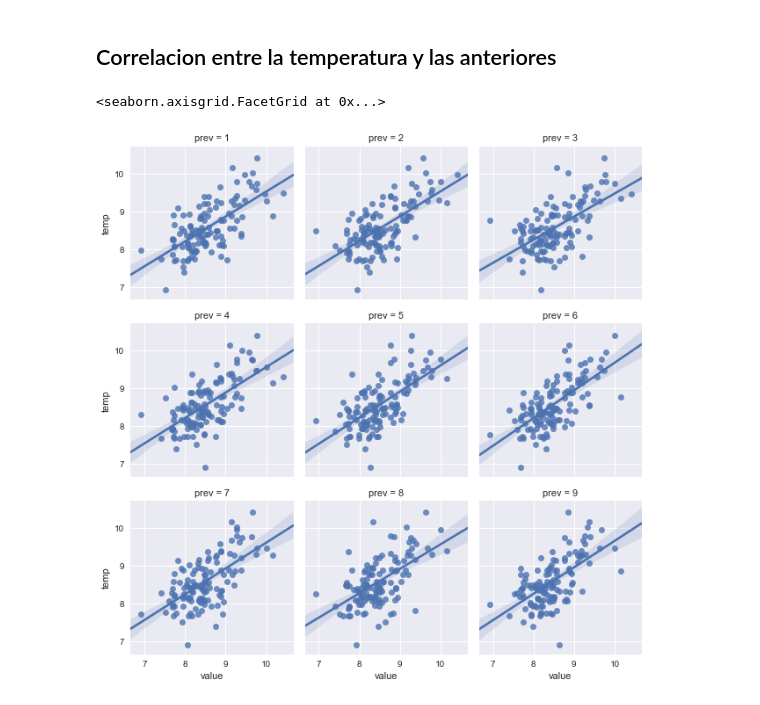
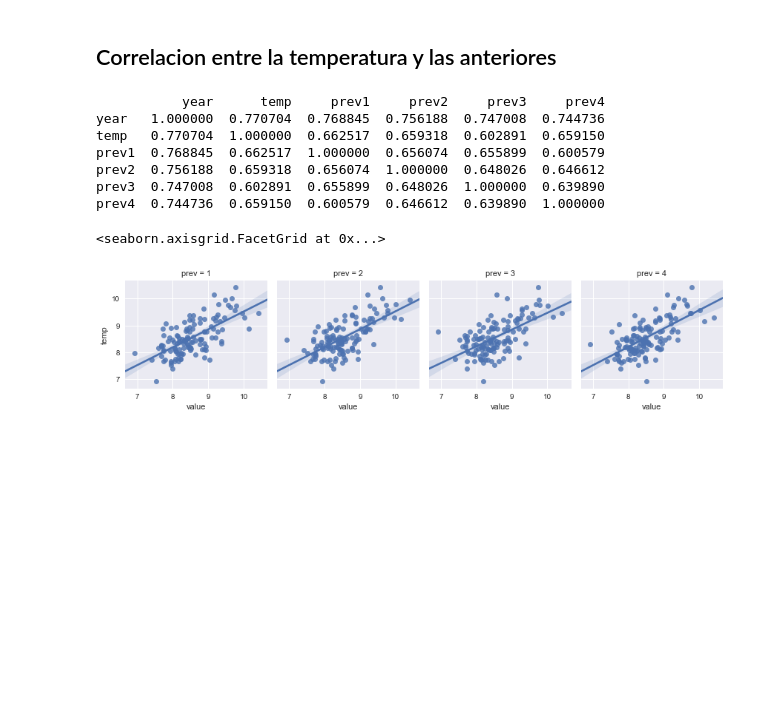
Before and after one commit to smcsicardi/metnum-tp3, a Jupyter notebook: world temperature least squares.ipynb, the cells around one changed output. Cells and saved outputs as stored; diff of their text form; code cells hidden in the pictures; blank space fills up the shorter version.

```diff
--- a/world temperature least squares.ipynb
+++ b/world temperature least squares.ipynb
@@ -10,7 +10,7 @@ from scipy import stats
 from math import *
 from util import *
 
-plt.rcParams["figure.figsize"] = (16, 10)
+plt.rcParams["figure.figsize"] = (8, 6)
 palette = sns.color_palette()
 # %% [markdown]
 ## Parseo de datos
@@ -145,7 +145,7 @@ l.map_dataframe(pp, 'fechas', 'temps')
 # %%
 palette = sns.color_palette('Paired', 12)
 
-k = 1  #cantidad de valores anteriores para AR
+k = 4  #cantidad de valores anteriores para AR
 
 df = pd.read_csv('data/worldTemperature.csv')
 df = colapsarK(df, 'temp', k)
@@ -194,7 +194,7 @@ def pp(x, y, data, **kwargs):
     print("ecm chunk nro " + str(c) + " = ", ecm(allResults[c][1], allResults[c][3]['temp']))
     #plt.title('{} | ECM = {} '.format('World', ecm_error))
 
-l = sns.FacetGrid(ndf, col="chunk", col_wrap=3, size=4)
+l = sns.FacetGrid(ndf, col="chunk", col_wrap=2, size=4)
 l.map_dataframe(pp, 'fechas', 'temps')
 # %% [output]
 ecm chunk nro 0 =  0.0451151960044
@@ -259,12 +261,20 @@ plt.legend()
 ## Correlacion entre la temperatura y las anteriores
 # %%
 df = pd.read_csv('data/worldTemperature.csv')
-df = colapsarK(df, 'temp', 9)
-cols = ['prev{}'.format(i+1) for i in range(9)]
+df = colapsarK(df, 'temp', 4)
+cols = ['prev{}'.format(i+1) for i in range(4)]
+print(df.corr())
 df = pd.melt(df, id_vars=['year', 'temp'], value_vars=cols)
 df['prev'] = df['variable'].apply(lambda x: int(x[4:]))
 df = df.sort_values(['year', 'prev'])
-sns.lmplot(data=df, x='value', y='temp', col='prev', col_wrap=3, size=3)
+sns.lmplot(data=df, x='value', y='temp', col='prev', col_wrap=4, size=3)
 # %% [output]
-<seaborn.axisgrid.FacetGrid at 0x...>
+           year      temp     prev1     prev2     prev3     prev4
+year   1.000000  0.770704  0.768845  0.756188  0.747008  0.744736
+temp   0.770704  1.000000  0.662517  0.659318  0.602891  0.659150
+prev1  0.768845  0.662517  1.000000  0.656074  0.655899  0.600579
+prev2  0.756188  0.659318  0.656074  1.000000  0.648026  0.646612
+prev3  0.747008  0.602891  0.655899  0.648026  1.000000  0.639890
+prev4  0.744736  0.659150  0.600579  0.646612  0.639890  1.000000
+<seaborn.axisgrid.FacetGrid at 0x...>
-[figure, old version]
+[figure, new version]
```
Also changed, not shown: parts of 1 cell of this notebook.
